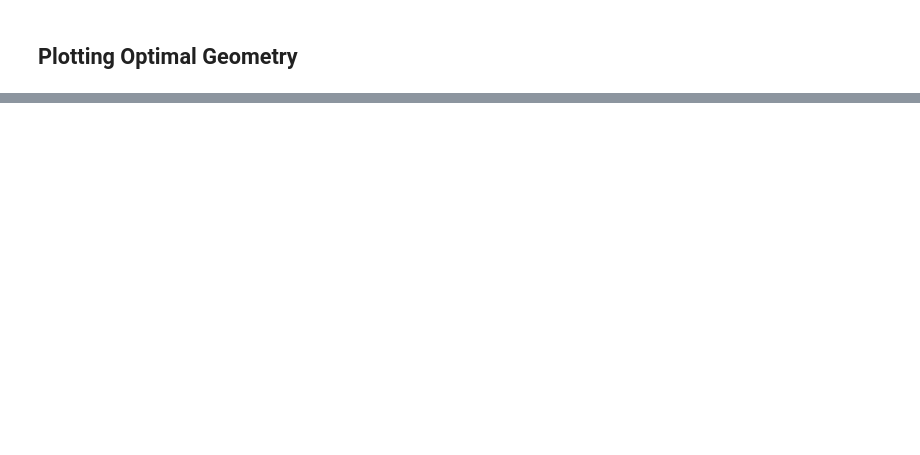
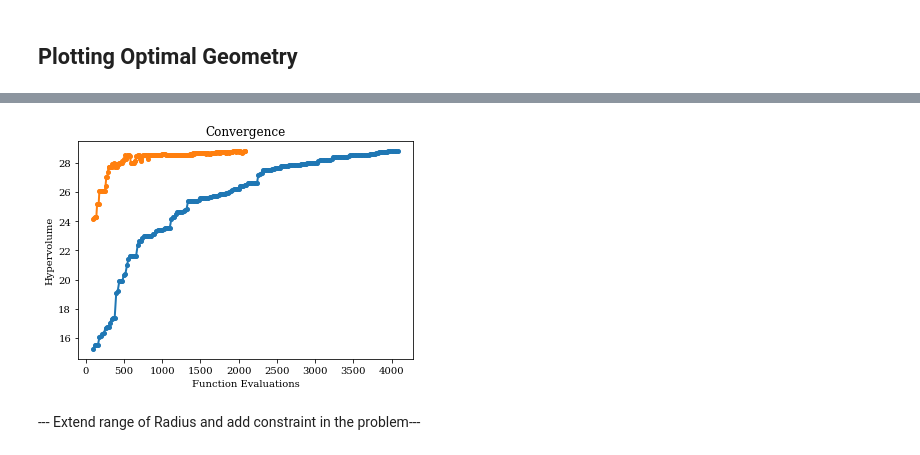
Before and after one commit to cfteach/AI4NP_detector_opt, a Jupyter notebook: sol2/driver_moo.ipynb, the cells around one changed output, grey strips where cells are left out. Drawn from its saved outputs; the diff is of its cells as text; code cells hidden in the pictures; blank space fills up the shorter version.

```diff
--- a/sol2/driver_moo.ipynb
+++ b/sol2/driver_moo.ipynb
@@ -503,0 +539,54 @@ volume:  137.82772620516698
+# %%
+#-----------------------------------#
+#              Metrics              #
+#-----------------------------------#
+#------------------------------------------------------------------------------#
+
+
+n_evals_10 = []    # corresponding number of function evaluations\
+F_10 = []          # the objective space values in each generation
+cv_10 = []         # constraint violation in each generation
+
+
+# iterate over the deepcopies of algorithms
+for algorithm_10 in res_10.history:
+
+    # store the number of function evaluations
+    n_evals_10.append(algorithm_10.evaluator.n_eval)
+
+    # retrieve the optimum from the algorithm
+    opt_10 = algorithm_10.opt
+
+    # store the least contraint violation in this generation (in case this happens)
+    cv_10.append(opt_10.get("CV").min())
+
+    # filter out only the feasible and append
+    feas_10 = np.where(opt_10.get("feasible"))[0]
+    _F_10 = opt.get("F")[feas_10]
+    F_10.append(_F_10)
+
+
+# MODIFY - this is problem dependent:
+# you can choose any reasonable reference point and calculate the hypervolume with respect to that point.
+ref_point = np.array([0.5, 200])
+
+# create the performance indicator object with reference point
+metric_10 = Hypervolume(ref_point=ref_point, normalize=False)
+
+
+# calculate for each generation the HV metric
+hv_10 = [metric_10.calc(f) for f in F_10]
+
+plt.figure()
+# visualize the convergence curve
+plt.plot(n_evals, hv, '-o', markersize=4, linewidth=2)
+plt.plot(n_evals_10, hv_10, '-o', markersize=4, linewidth=2)
+
+plt.title("Convergence")
+plt.xlabel("Function Evaluations")
+plt.ylabel("Hypervolume")
+plt.show()
+# %% [output]
+[figure, added]
+# %% [markdown]
+--- Extend range of Radius and add constraint in the problem---
```
Also changed, not shown: parts of 17 cells of this notebook.
